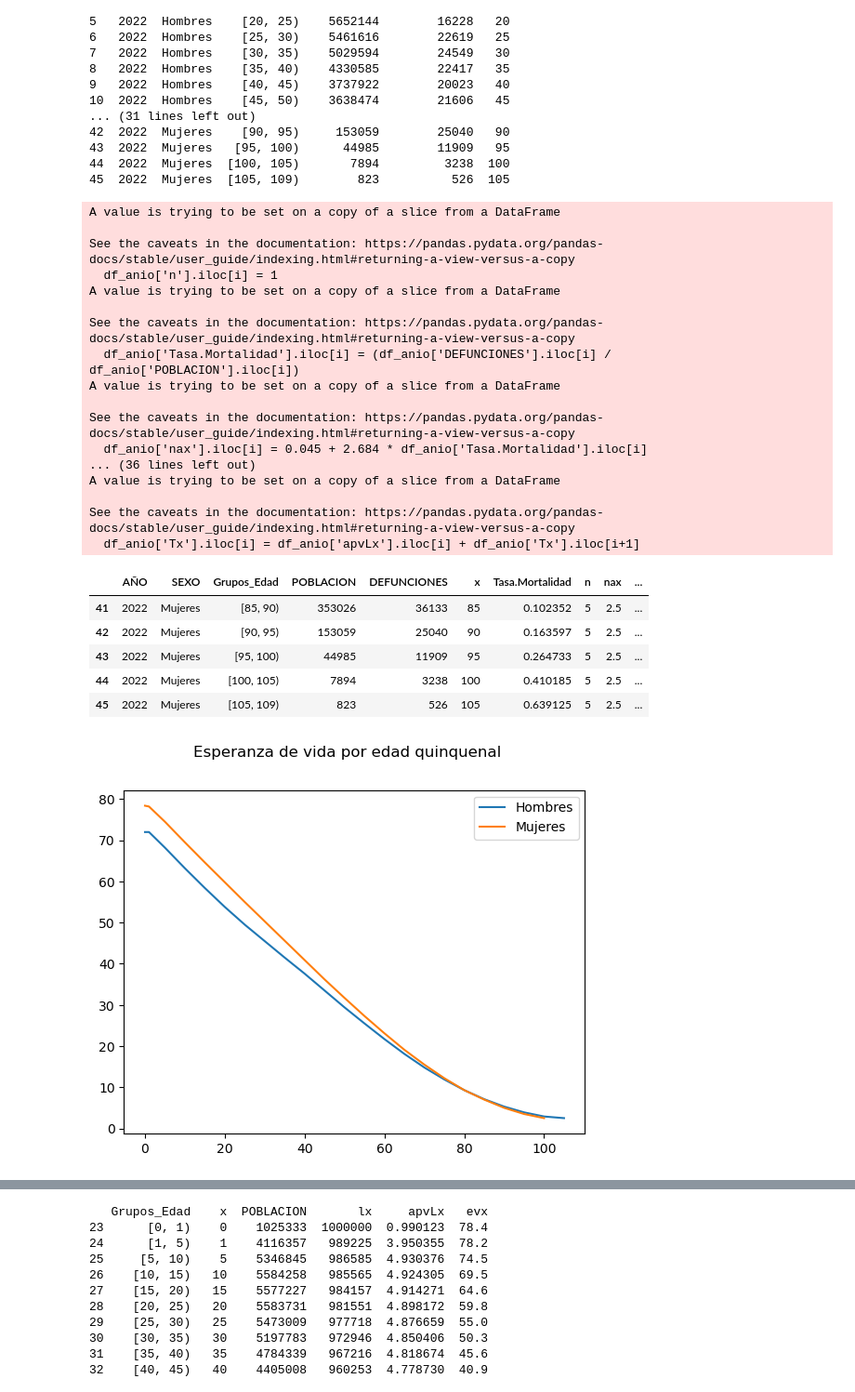
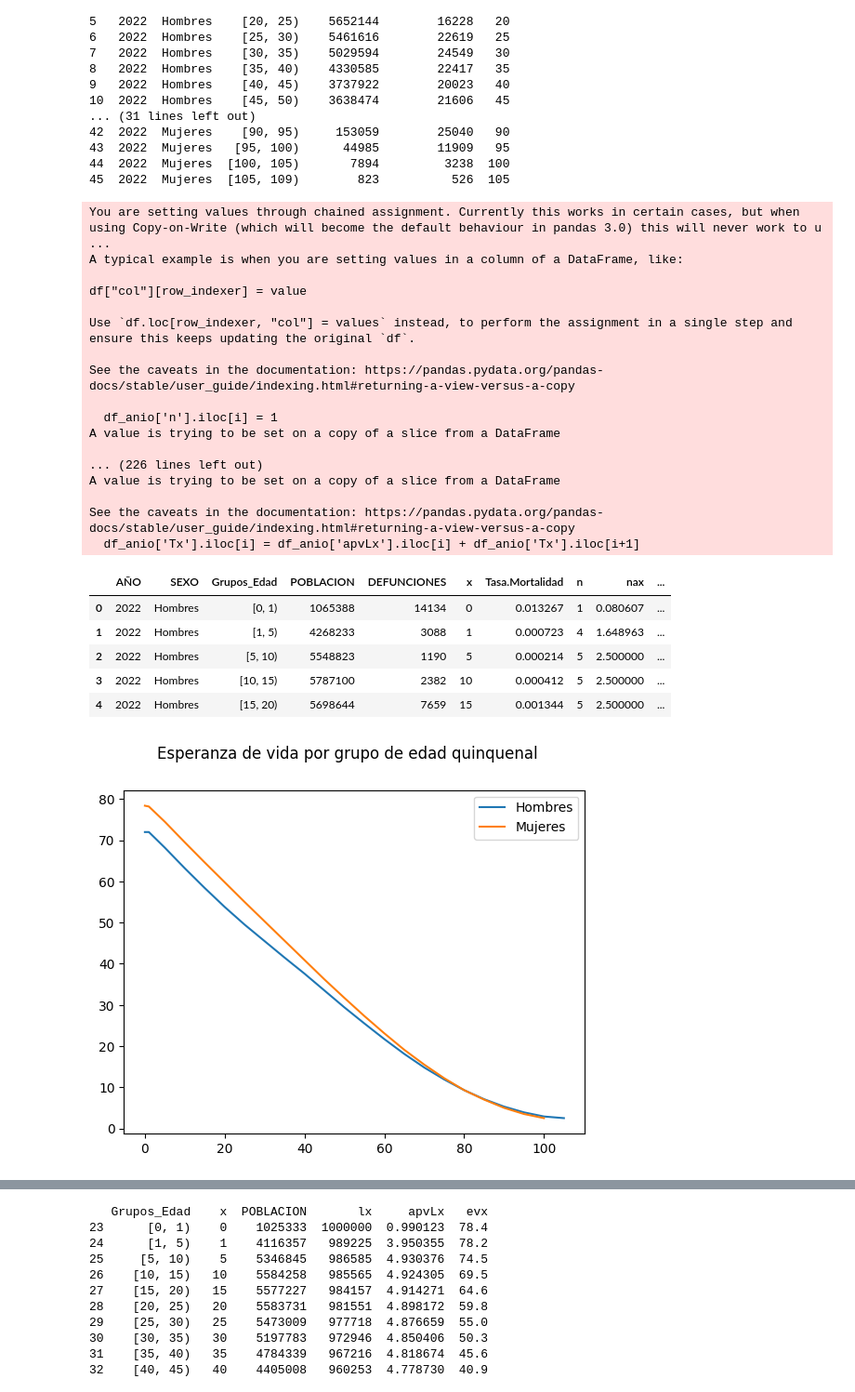
Before and after one commit to josealvarezm/Demography, a Jupyter notebook: MEXPOP.ipynb, the cells around one changed output, grey strips where cells are left out. Shown: that part at 93% size. Drawn from its saved outputs; the diff is of its cells as text; code cells hidden in the pictures.

```diff
--- a/MEXPOP.ipynb
+++ b/MEXPOP.ipynb
@@ -13,6 +13,6 @@ os.chdir("C:\\Users\\JoseC\\OneDrive\\Documents\\2023-2\\CONAPO\\ConDem50a19_Pro
 # %%
 # Importar datos de población a inicio de año (por año, edad y sexo)
-df = pd.read_excel('0_Pob_Inicio_1950_2070.xlsx', sheet_name="Hoja1", usecols='A:G', nrows=744921)
+df = pd.read_csv('00_Pob_Inicio_1950_2070.csv')
 # %%
 mexico = df[(df['ENTIDAD']=="República Mexicana") & (df['AÑO']==2022)]
 # %%
@@ -72,7 +72,7 @@ print(mexico2)
 45  2022  Mujeres  [105, 109)        823
 # %%
 # Importar el archivo de defunciones
-muertes = pd.read_excel('1_Defunciones_1950_2070.xlsx', sheet_name="Hoja1", usecols='A:G', nrows=737661)
+muertes = pd.read_csv('01_Defunciones_1950_2070.csv')
 # %%
 muertes.tail()
 # %% [output]
@@ -246,19 +246,19 @@ def sobreviviente(df):
 # %%
 nuevo = sobreviviente(tabla)
 # %% [output]
-A value is trying to be set on a copy of a slice from a DataFrame
+You are setting values through chained assignment. Currently this works in certain cases, but when using Copy-on-Write (which will become the default behaviour in pandas 3.0) this will never work to u ...
+A typical example is when you are setting values in a column of a DataFrame, like:
+
+df["col"][row_indexer] = value
+
+Use `df.loc[row_indexer, "col"] = values` instead, to perform the assignment in a single step and ensure this keeps updating the original `df`.
 
 See the caveats in the documentation: https://pandas.pydata.org/pandas-docs/stable/user_guide/indexing.html#returning-a-view-versus-a-copy
+
   df_anio['n'].iloc[i] = 1
 A value is trying to be set on a copy of a slice from a DataFrame
 
-See the caveats in the documentation: https://pandas.pydata.org/pandas-docs/stable/user_guide/indexing.html#returning-a-view-versus-a-copy
-  df_anio['Tasa.Mortalidad'].iloc[i] = (df_anio['DEFUNCIONES'].iloc[i] / df_anio['POBLACION'].iloc[i])
-A value is trying to be set on a copy of a slice from a DataFrame
-
-See the caveats in the documentation: https://pandas.pydata.org/pandas-docs/stable/user_guide/indexing.html#returning-a-view-versus-a-copy
-  df_anio['nax'].iloc[i] = 0.045 + 2.684 * df_anio['Tasa.Mortalidad'].iloc[i]
-... (36 lines left out)
+... (226 lines left out)
 A value is trying to be set on a copy of a slice from a DataFrame
 
 See the caveats in the documentation: https://pandas.pydata.org/pandas-docs/stable/user_guide/indexing.html#returning-a-view-versus-a-copy
@@ -268,8 +268,8 @@ nuevo.head()
 #print(nuevo.iloc[23:46,7:15])
 # %% [output]
 |  | AÑO | SEXO | Grupos_Edad | POBLACION | DEFUNCIONES | x | Tasa.Mortalidad | n | nax | ... |
-| 41 | 2022 | Mujeres | [85, 90) | 353026 | 36133 | 85 | 0.102352 | 5 | 2.5 | ... |
-| 42 | 2022 | Mujeres | [90, 95) | 153059 | 25040 | 90 | 0.163597 | 5 | 2.5 | ... |
-| 43 | 2022 | Mujeres | [95, 100) | 44985 | 11909 | 95 | 0.264733 | 5 | 2.5 | ... |
-| 44 | 2022 | Mujeres | [100, 105) | 7894 | 3238 | 100 | 0.410185 | 5 | 2.5 | ... |
-| 45 | 2022 | Mujeres | [105, 109) | 823 | 526 | 105 | 0.639125 | 5 | 2.5 | ... |
+| 0 | 2022 | Hombres | [0, 1) | 1065388 | 14134 | 0 | 0.013267 | 1 | 0.080607 | ... |
+| 1 | 2022 | Hombres | [1, 5) | 4268233 | 3088 | 1 | 0.000723 | 4 | 1.648963 | ... |
+| 2 | 2022 | Hombres | [5, 10) | 5548823 | 1190 | 5 | 0.000214 | 5 | 2.500000 | ... |
+| 3 | 2022 | Hombres | [10, 15) | 5787100 | 2382 | 10 | 0.000412 | 5 | 2.500000 | ... |
+| 4 | 2022 | Hombres | [15, 20) | 5698644 | 7659 | 15 | 0.001344 | 5 | 2.500000 | ... |
@@ -281,16 +279,16 @@ y1 = nuevo.evx[(nuevo['AÑO']==2022) & (nuevo['SEXO']=="Hombres")]
 y2 = nuevo.evx[(nuevo['AÑO']==2022) & (nuevo['SEXO']=="Mujeres")]
 # %%
 fig, axs = plt.subplots()
-fig.suptitle('Esperanza de vida por edad quinquenal')
+fig.suptitle('Esperanza de vida por grupo de edad quinquenal')
 axs.plot(x, y1, label='Hombres')
 axs.plot(x, y2, label='Mujeres')
 
 #Legend
 axs.legend()
 
 plt.show()
 # %% [output]
-[figure, old version]
+[figure, new version]
 # %%
 # Nacimientos 2022, desde Estadísticas Vitales de INEGI
 #Descarga de datos y crear repositorio en directorio de trabajo
```
Also changed, not shown: parts of 17 cells of this notebook.
